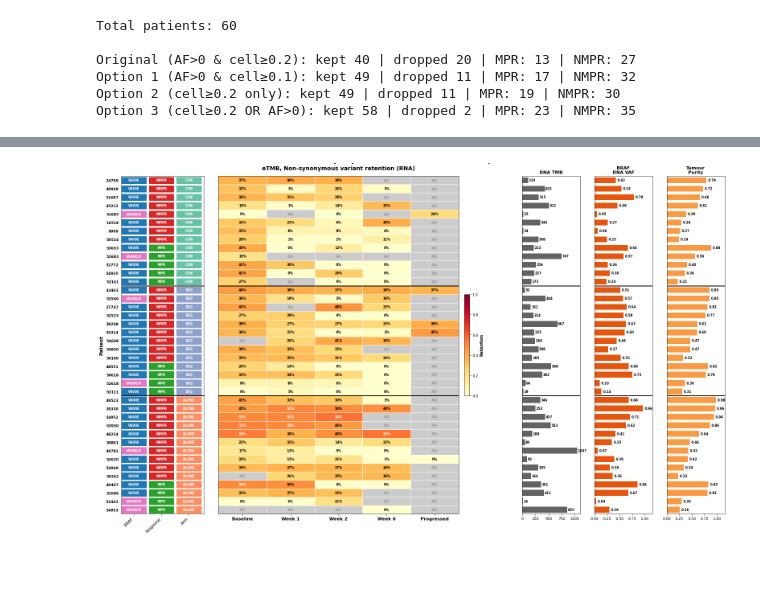
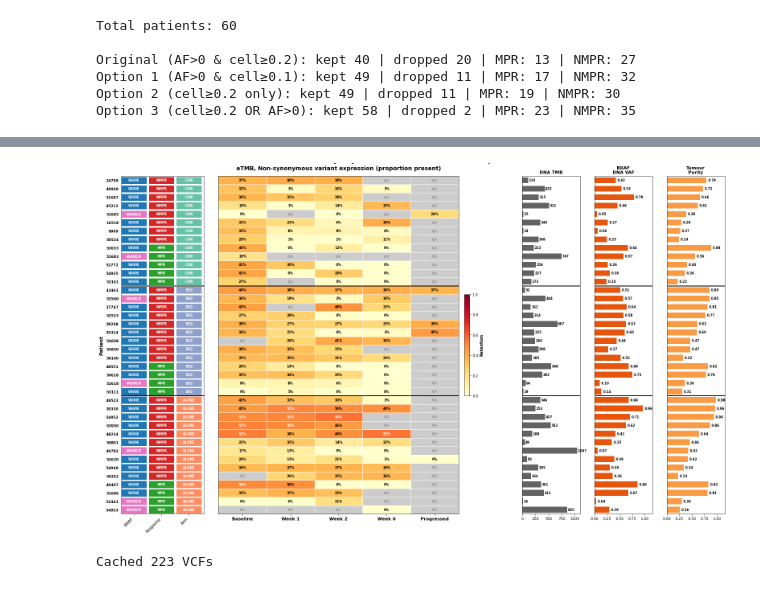
Before and after one commit to JaydenBeckwith/BRAF_analysis, a Jupyter notebook: eTMB_analysis.ipynb, the cells around one changed output, grey strips where cells are left out. Saved outputs shown, nothing was run; the diff lists cells and outputs as text; code cells hidden in the pictures.

```diff
--- a/eTMB_analysis.ipynb
+++ b/eTMB_analysis.ipynb
@@ -432,7 +434,7 @@ for i in range(n_patients):
 
 ax_heat.set_xticks(np.arange(len(tp_cols)) + 0.5)
 ax_heat.set_xticklabels(tp_cols, fontsize=11, fontweight='bold')
-ax_heat.set_title('eTMB, Non-synonymous variant retention (RNA)', fontsize=14, fontweight='bold', pad=15)
+ax_heat.set_title('eTMB, Non-synonymous variant expression (proportion present)', fontsize=14, fontweight='bold', pad=15)
 ax_heat.tick_params(left=False)
 
 # --- Panel 2: DNA TMb---
@@ -447,32 +449,31 @@ ax_nloci.tick_params(axis='x', labelsize=9)
 
 # --- Panel 3: BRAF DNA VAF ---
 ax_braf = axes[3]
 ax_braf.barh(range(n_patients), plot_df['braf_v600_AF'], color='#e6550d', height=0.7)
 for i, val in enumerate(plot_df['braf_v600_AF']):
     ax_braf.text(val + 0.03, i, f'{val:.2f}', va='center', fontsize=8, fontweight='bold')
 ax_braf.set_xlim(0, 1.15)
 ax_braf.set_title('BRAF\nDNA VAF', fontsize=11, fontweight='bold')
 ax_braf.tick_params(left=False)
 ax_braf.tick_params(axis='x', labelsize=9)
 
 # --- Panel 4: Cellularity ---
 ax_cell = axes[4]
 ax_cell.barh(range(n_patients), plot_df['cellularity'], color='#f99b45', height=0.7)
 for i, val in enumerate(plot_df['cellularity']):
     ax_cell.text(val + 0.03, i, f'{val:.2f}', va='center', fontsize=8, fontweight='bold')
 ax_cell.set_xlim(0, 1.15)
 ax_cell.set_title('Tumour\nPurity', fontsize=11, fontweight='bold')
 ax_cell.tick_params(left=False)
 ax_cell.tick_params(axis='x', labelsize=9)
 
-# Colorbar
 cbar = fig.colorbar(im, ax=axes[1], shrink=0.3, pad=0.02)
 cbar.set_label('Retention', fontsize=10, fontweight='bold')
 cbar.ax.tick_params(labelsize=9)
 
 plt.suptitle('Nonsynonymous Variant Retention Across Timepoints', fontsize=16, fontweight='bold', y=1.01)
 plt.tight_layout()
 fig.savefig('/scratch/jo11/NeoTrio_RNA_variants/non_synonym_heatmap/cohort_retention_heatmap.png', dpi=200, bbox_inches='tight')
 plt.show()
 # %% [output]
-[figure, old version]
+[figure, new version]
@@ -478,0 +588,17 @@ plt.show()
+# %%
+all_loci = set(zip(syn_coords_df['Chromosome'], syn_coords_df['Start_Position']))
+vcf_cache = {}
+vcf_paths = sorted(glob.glob(os.path.join(FILTERED_VCF, "*.filtered.vcf")))
+
+for vcf_path in vcf_paths:
+    filename = os.path.basename(vcf_path)
+    match = re.match(r"^(\d+)(CLND|PROG|PRO|PRE|ED1|ED2)", filename, re.IGNORECASE)
+    if match:
+        patient_id = int(match.group(1))
+        tp_key = match.group(2).upper()
+        tp_label = timepoint_map.get(tp_key, "Unknown")
+        vcf_cache[(patient_id, tp_label)] = parse_vcf_for_loci(vcf_path, all_loci)
+
+print(f"Cached {len(vcf_cache)} VCFs")
+# %% [output]
+Cached 223 VCFs
```
Also changed, not shown: parts of 21 cells of this notebook, 45 other files.
